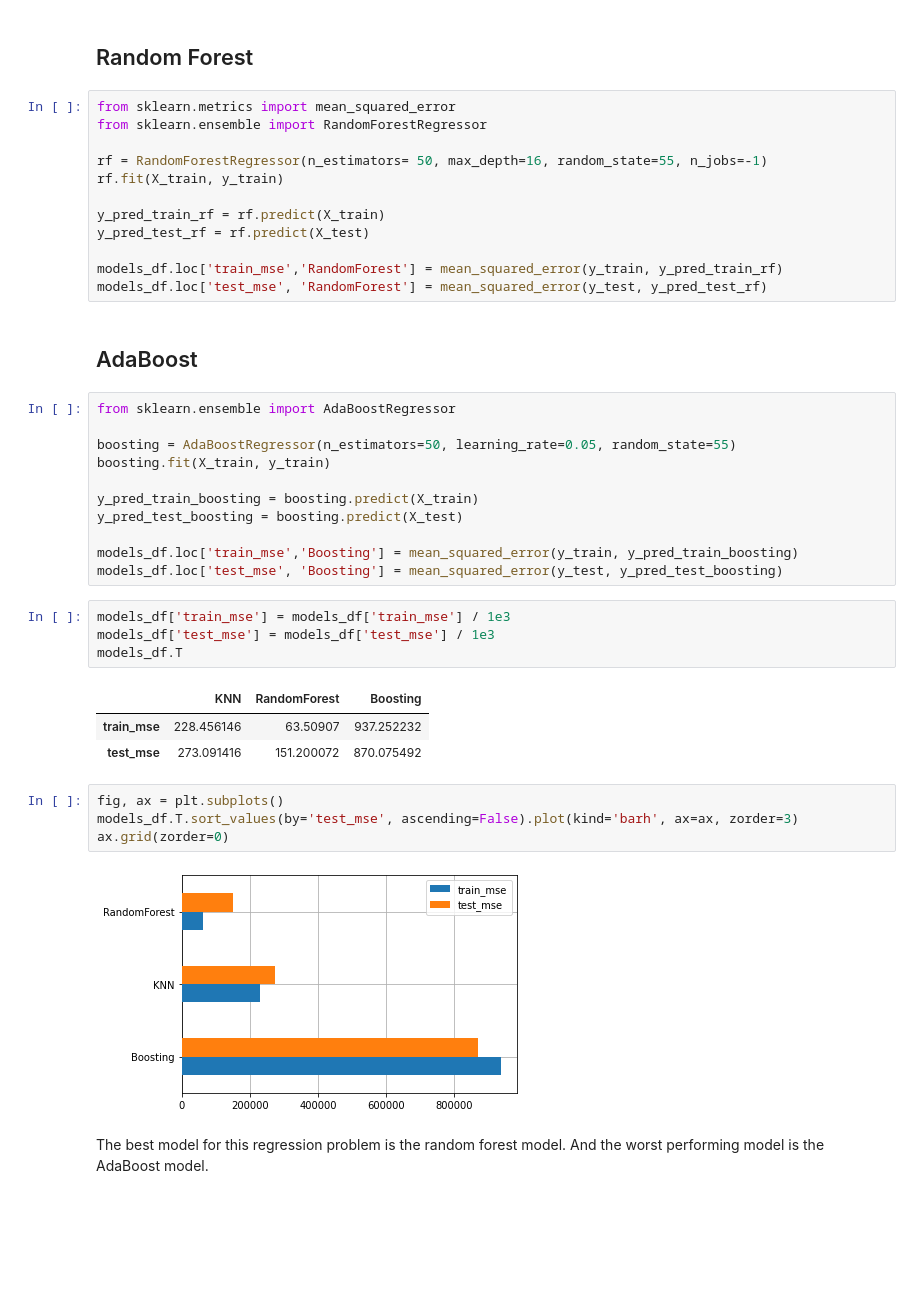
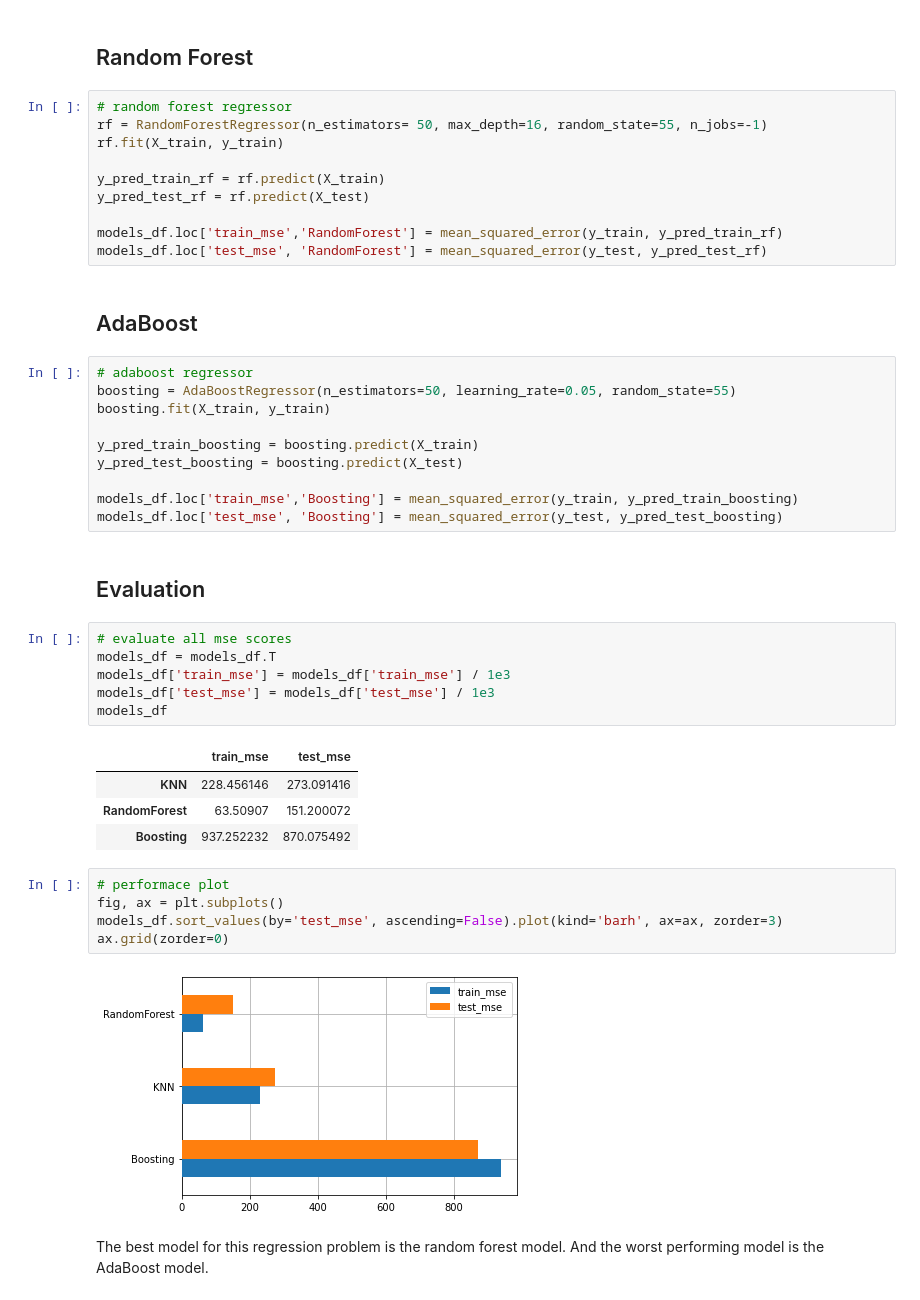
Before and after one commit to noircode/ds-dojo, a Jupyter notebook: Diamond_Store_Predictive_Analytics.ipynb, the cells around one changed output. Drawn from its saved outputs; the diff is of its cells as text; blank space fills up the shorter version.

```diff
--- a/Diamond_Store_Predictive_Analytics.ipynb
+++ b/Diamond_Store_Predictive_Analytics.ipynb
@@ -673,9 +669,7 @@ models_df.loc['test_mse', 'KNN'] = mean_squared_error(y_test, y_pred_test_knn)
 # %% [markdown]
 ## Random Forest
 # %%
-from sklearn.metrics import mean_squared_error
-from sklearn.ensemble import RandomForestRegressor
-
+# random forest regressor
 rf = RandomForestRegressor(n_estimators= 50, max_depth=16, random_state=55, n_jobs=-1)
 rf.fit(X_train, y_train)
 
@@ -687,8 +681,7 @@ models_df.loc['test_mse', 'RandomForest'] = mean_squared_error(y_test, y_pred_te
 # %% [markdown]
 ## AdaBoost
 # %%
-from sklearn.ensemble import AdaBoostRegressor
-
+# adaboost regressor
 boosting = AdaBoostRegressor(n_estimators=50, learning_rate=0.05, random_state=55)
 boosting.fit(X_train, y_train)
 
@@ -697,20 +690,26 @@ y_pred_test_boosting = boosting.predict(X_test)
 
 models_df.loc['train_mse','Boosting'] = mean_squared_error(y_train, y_pred_train_boosting)
 models_df.loc['test_mse', 'Boosting'] = mean_squared_error(y_test, y_pred_test_boosting)
+# %% [markdown]
+## Evaluation
 # %%
+# evaluate all mse scores
+models_df = models_df.T
 models_df['train_mse'] = models_df['train_mse'] / 1e3
 models_df['test_mse'] = models_df['test_mse'] / 1e3
-models_df.T
+models_df
 # %% [output]
-|  | KNN | RandomForest | Boosting |
-| train_mse | 228.456146 | 63.50907 | 937.252232 |
-| test_mse | 273.091416 | 151.200072 | 870.075492 |
+|  | train_mse | test_mse |
+| KNN | 228.456146 | 273.091416 |
+| RandomForest | 63.50907 | 151.200072 |
+| Boosting | 937.252232 | 870.075492 |
 # %%
+# performace plot
 fig, ax = plt.subplots()
-models_df.T.sort_values(by='test_mse', ascending=False).plot(kind='barh', ax=ax, zorder=3)
+models_df.sort_values(by='test_mse', ascending=False).plot(kind='barh', ax=ax, zorder=3)
 ax.grid(zorder=0)
 # %% [output]
-[figure, old version]
+[figure, new version]
 # %% [markdown]
 The best model for this regression problem is the random forest model. And the worst performing model is the AdaBoost model.
 # %% [markdown]
```
Also changed, not shown: parts of 10 cells of this notebook.
